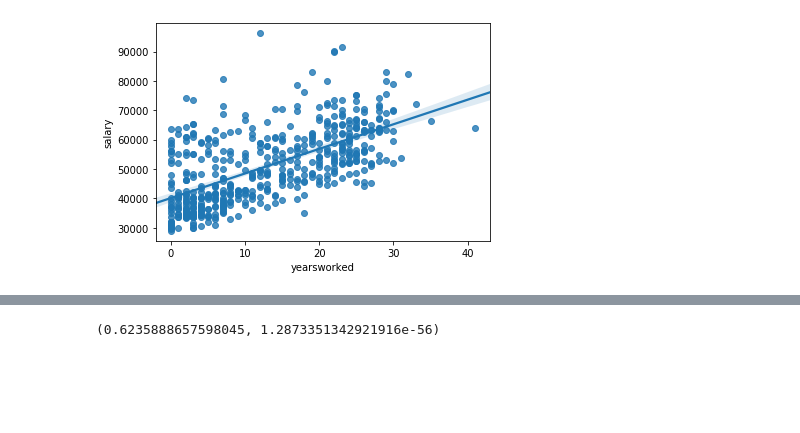
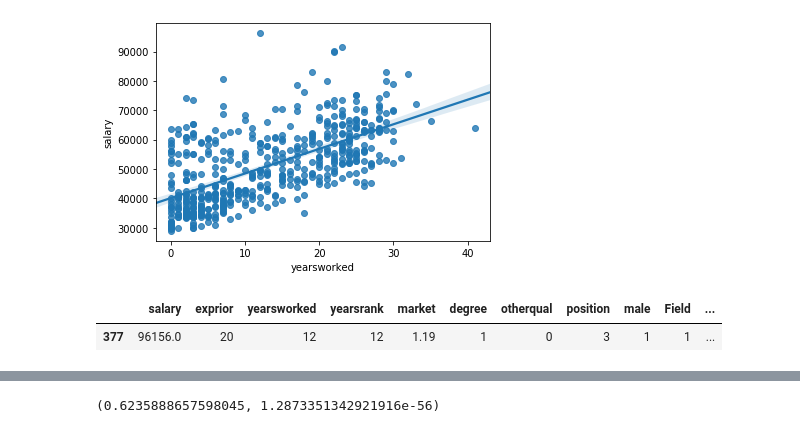
Before and after one commit to keanubowker8/Statistical-Thinking, a Jupyter notebook: Statistical Thinking/Untitled.ipynb, the cells around one changed output, grey strips where cells are left out. Cells and saved outputs as stored; diff of their text form; code cells hidden in the pictures; blank space fills up the shorter version.

```diff
--- a/Statistical Thinking/Untitled.ipynb
+++ b/Statistical Thinking/Untitled.ipynb
@@ -118,3 +121,8 @@ sns.regplot(x = salary_data['yearsworked'], y = salary_data['salary'])
 plt.show()
 # %% [output]
 [figure]
+# %%
+salary_data.loc[salary_data['salary'] == salary_data['salary'].max()]
+# %% [output]
+|  | salary | exprior | yearsworked | yearsrank | market | degree | otherqual | position | male | Field | ... |
+| 377 | 96156.0 | 20 | 12 | 12 | 1.19 | 1 | 0 | 3 | 1 | 1 | ... |
```
Also changed, not shown: parts of 11 cells of this notebook.
